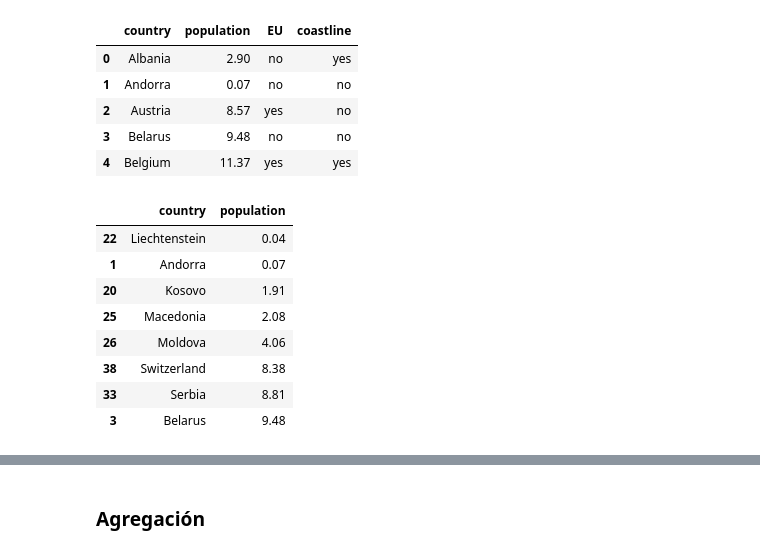
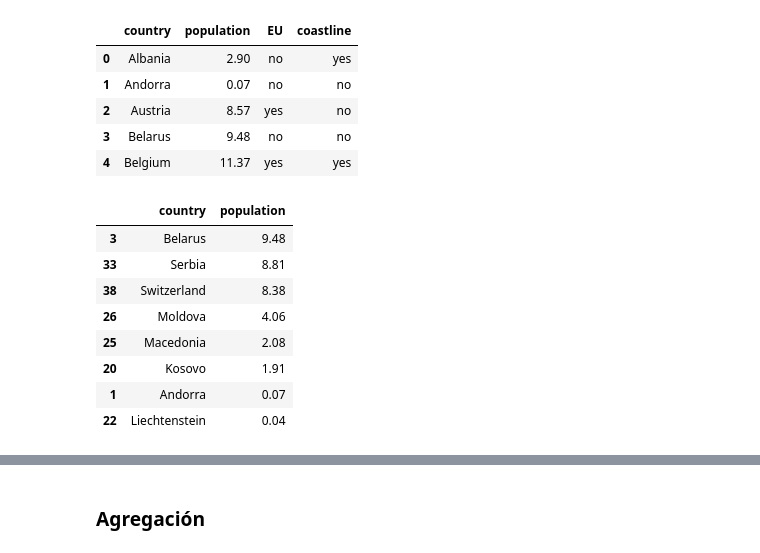
Before and after one commit to Ricardomanuel1/UTEC_MACHINE-LEARNING, a Jupyter notebook: Modulo1_Python_Data_Science/PythonPandas.ipynb, the cells around one changed output, grey strips where cells are left out. Cells and saved outputs as stored; diff of their text form; code cells hidden in the pictures.

```diff
--- a/Modulo1_Python_Data_Science/PythonPandas.ipynb
+++ b/Modulo1_Python_Data_Science/PythonPandas.ipynb
@@ -420,7 +454,7 @@ temp3
 ### <font color="green">**Tu turno**</font>
 # %%
 # Leer el archivo Countries.csv en un "dataframe"
-countries = pd.read_csv(open('Countries.csv'))
+countries = pd.read_csv('/content/drive/MyDrive/Python2022_MachineLearning/Countries.csv')
 # %%
 countries.head(5)
 # %% [output]
@@ -433,18 +467,16 @@ countries.head(5)
 # %%
 # Encuentre todos los países que no están en la UE y no tienen costa,
 # junto con sus poblaciones, ordenados por población (de menor a mayor)
-
-result=countries[(countries.EU == 'no') & (countries.coastline == 'no')]\
-        [['country','population']]\
-        .sort_values('population')
-result
+f1=countries[(countries['EU']=='no') & (countries['coastline']=='no')]
+f2=f1[['country','population']].sort_values('population',ascending=False)
+f2
 # %% [output]
 |  | country | population |
+| 3 | Belarus | 9.48 |
+| 33 | Serbia | 8.81 |
+| 38 | Switzerland | 8.38 |
+| 26 | Moldova | 4.06 |
+| 25 | Macedonia | 2.08 |
+| 20 | Kosovo | 1.91 |
+| 1 | Andorra | 0.07 |
 | 22 | Liechtenstein | 0.04 |
-| 1 | Andorra | 0.07 |
-| 20 | Kosovo | 1.91 |
-| 25 | Macedonia | 2.08 |
-| 26 | Moldova | 4.06 |
-| 38 | Switzerland | 8.38 |
-| 33 | Serbia | 8.81 |
-| 3 | Belarus | 9.48 |
```
Also changed, not shown: parts of 59 cells of this notebook.
